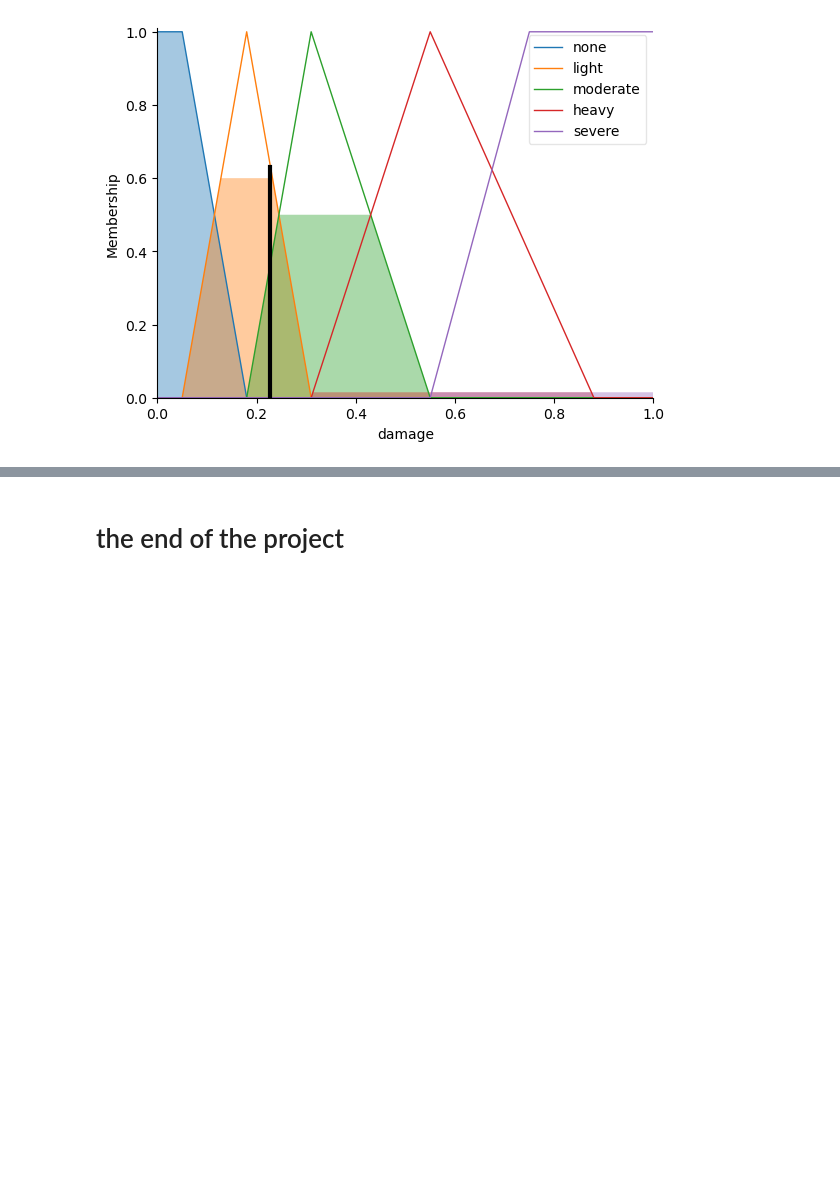
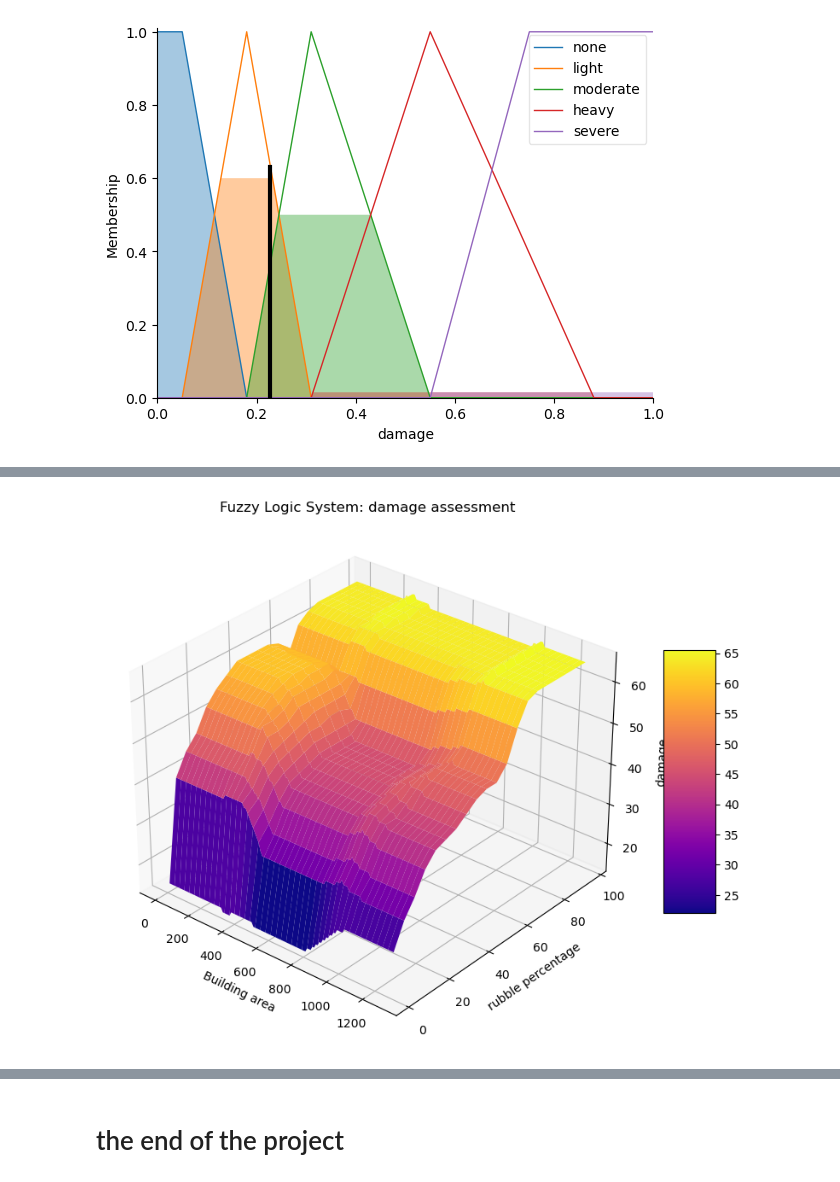
Before and after one commit to HananMoAlnakhal/Building_Assessment_Expert_System, a Jupyter notebook: fuzzy_expert_system.ipynb, the cells around one changed output, grey strips where cells are left out. Drawn from its saved outputs; the diff is of its cells as text; code cells hidden in the pictures; blank space fills up the shorter version.

```diff
--- a/fuzzy_expert_system.ipynb
+++ b/fuzzy_expert_system.ipynb
@@ -204,0 +283,33 @@ reparability.view(sim=results_sim)
+# %%
+def area_vs_Rubble(hight=4,col=30,tilt=0):
+    buildingArea = np.arange(0, 1300, 10)
+    rub_per = np.arange(1, 100,5)
+    rub_per, buildingArea = np.meshgrid(rub_per, buildingArea)
+    output = np.empty_like(buildingArea)
+
+    for i in range(rub_per.shape[0]):
+        for j in range(rub_per.shape[1]):
+            damage_sim.input['building_area']= buildingArea[i,j]
+            damage_sim.input['ruble_percentage'] = rub_per[i,j]
+
+            damage_sim.input['building_hight'] = hight
+            damage_sim.input['intact_col'] =col
+            damage_sim.input['tilt'] = tilt
+            damage_sim.compute()
+            # print(damage_sim.output.get('damage'))
+            output[i,j]= damage_sim.output.get('damage')*100 #to normalize the z axis when plotting and to make it more clear
+
+    fig = plt.figure(figsize=(10, 8))
+    ax = fig.add_subplot(111, projection='3d')
+    surf = ax.plot_surface(buildingArea,rub_per, output, cmap='plasma')
+    ax.azim =310
+    # ax.elev = 15
+    ax.set_xlabel('Building area')
+    ax.set_ylabel('rubble percentage')
+    ax.set_zlabel('damage')
+    ax.set_title('Fuzzy Logic System: damage assessment')
+    fig.colorbar(surf, shrink=0.5, aspect=5)
+    plt.show()
+area_vs_Rubble()
+# %% [output]
+[figure, added]
```
Also changed, not shown: parts of 25 cells of this notebook, 1 other file.
